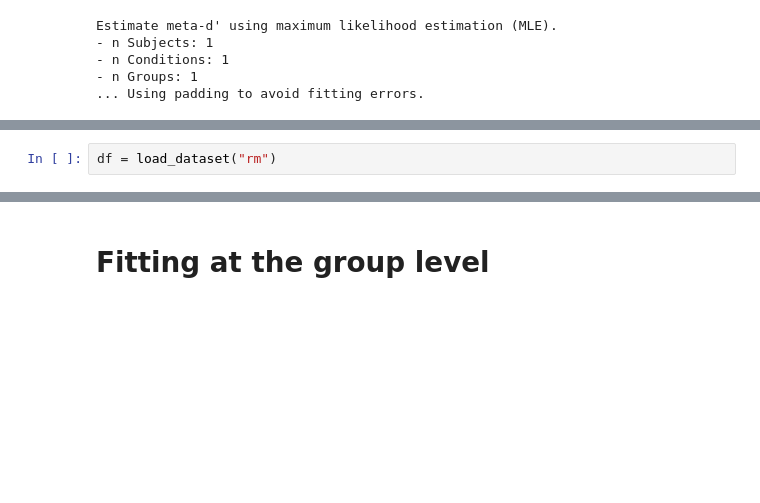
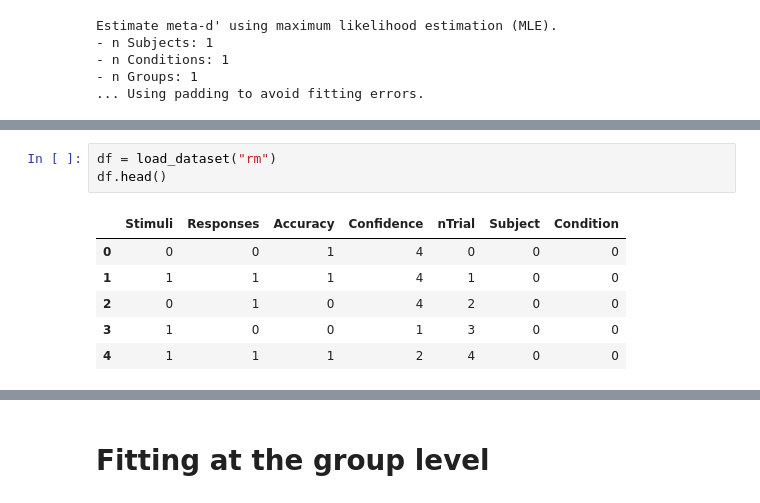
Before and after one commit to embodied-computation-group/metadpy, a Jupyter notebook: notebooks/Example 1 - Fitting MLE - Subject and group level.ipynb, the cells around one changed output, grey strips where cells are left out. Saved outputs shown, nothing was run; the diff lists cells and outputs as text; blank space fills up the shorter version.

```diff
--- a/notebooks/Example 1 - Fitting MLE - Subject and group level.ipynb
+++ b/notebooks/Example 1 - Fitting MLE - Subject and group level.ipynb
@@ -31,3 +65,11 @@ Estimate meta-d' using maximum likelihood estimation (MLE).
 # %%
 df = load_dataset("rm")
+df.head()
+# %% [output]
+|  | Stimuli | Responses | Accuracy | Confidence | nTrial | Subject | Condition |
+| 0 | 0 | 0 | 1 | 4 | 0 | 0 | 0 |
+| 1 | 1 | 1 | 1 | 4 | 1 | 0 | 0 |
+| 2 | 0 | 1 | 0 | 4 | 2 | 0 | 0 |
+| 3 | 1 | 0 | 0 | 1 | 3 | 0 | 0 |
+| 4 | 1 | 1 | 1 | 2 | 4 | 0 | 0 |
 # %%
```
Also changed, not shown: parts of 18 cells of this notebook, 1 other file.
